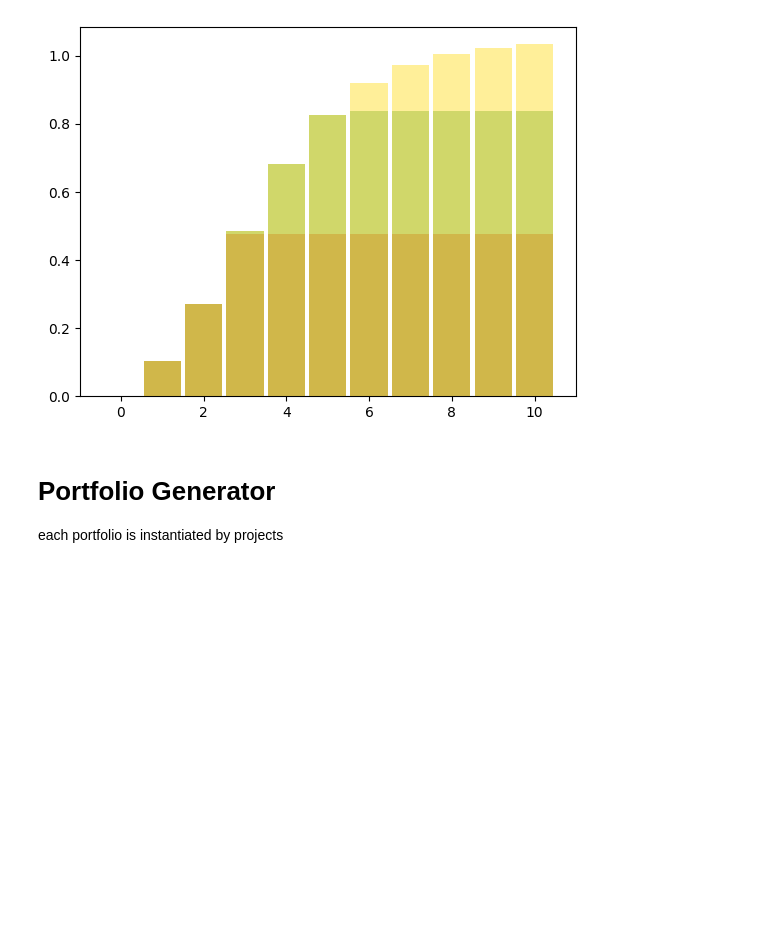
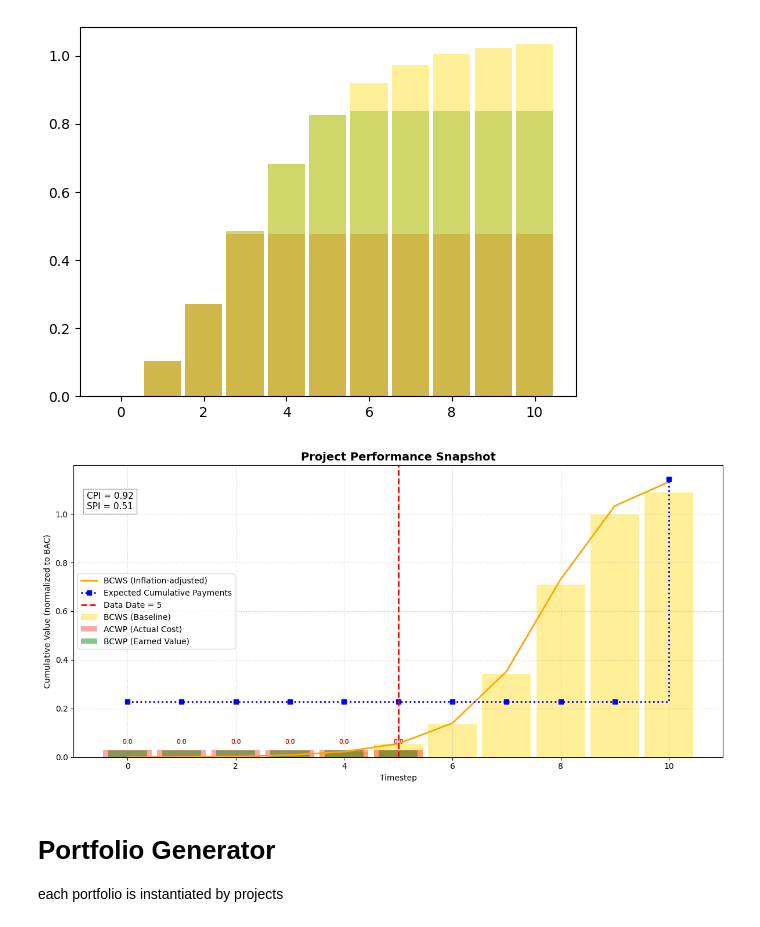
Before and after one commit to UDynamic/PPO-project-portfolio-budgeting-AI-agent, a Jupyter notebook: notebooks/portfolio_env.ipynb, the cells around one changed output. Drawn from its saved outputs; the diff is of its cells as text; code cells hidden in the pictures; blank space fills up the shorter version.

```diff
--- a/notebooks/portfolio_env.ipynb
+++ b/notebooks/portfolio_env.ipynb
@@ -617,6 +625,82 @@ else:
     plt.bar(t, p.BCWS, color="gold", alpha=0.4, label="BCWS (Baseline)", width=bar_width, zorder=3)
 # %% [output]
 [figure]
+# %%
+# import numpy as np
+# import matplotlib.pyplot as plt
+
+# # --- create project instance ---
+# p = ProjectClass()
+# progress = p.performance
+datadate = progress["datadate"]
+
+# t = np.arange(0, p.DURATION + 1)
+
+# --- main figure ---
+plt.figure(figsize=(12, 6))
+
+# --- baseline BCWS ---
+plt.bar(t, p.BCWS, color="gold", alpha=0.4, label="BCWS (Baseline)", width=0.9, zorder=1)
+
+# --- hide progress values after datadate ---
+acwp_vals = np.where(t <= datadate, progress["acwp"], 0)
+bcwp_vals = np.where(t <= datadate, progress["bcwp"], 0)
+
+# --- determine overrun condition ---
+overrun = progress["acwp"] > progress["bcwp"]
+bar_width = 0.9
+
+# --- stacked order depending on overrun ---
+if overrun:
+    # order: BCWS (bottom), ACWP (middle), BCWP (top)
+    plt.bar(t, acwp_vals, color="red", alpha=0.35, label="ACWP (Actual Cost)",
+            width=bar_width, zorder=2)
+    plt.bar(t, bcwp_vals, color="green", alpha=0.45, label="BCWP (Earned Value)",
+            width=bar_width * 0.8, zorder=3)
+else:
+    # order: ACWP (bottom), BCWP (middle), BCWS (top)
+    plt.bar(t, bcwp_vals, color="green", alpha=0.35, label="BCWP (Earned Value)",
+            width=bar_width, zorder=2)
+    plt.bar(t, acwp_vals, color="red", alpha=0.45, label="ACWP (Actual Cost)",
+            width=bar_width * 0.8, zorder=3)
+
+# --- inflation-adjusted BCWS line ---
+plt.plot(t, p.BCWS_INFLATION_ADJUSTED, color="orange", linewidth=2,
+         label="BCWS (Inflation-adjusted)", zorder=4)
+
+# --- expected payments ---
+plt.step(t, p.EXPECTED_PAYMENTS, where="post", linewidth=2, linestyle="dotted",
+         marker="s", color="blue", label="Expected Cumulative Payments", zorder=5)
+
+# --- vertical datadate line ---
+plt.axvline(x=datadate, color="red", linestyle="--", linewidth=2,
+            label=f"Data Date = {datadate}", zorder=6)
+
+# --- value labels for bars (only up to datadate) ---
+for i in range(datadate + 1):
+    if bcwp_vals[i] > 0:
+        plt.text(i, bcwp_vals[i] + 0.02 * max(p.BCWS), f"{bcwp_vals[i]:.1f}",
+                 ha="center", va="bottom", fontsize=8, color="green")
+    if acwp_vals[i] > 0:
+        plt.text(i, acwp_vals[i] + 0.02 * max(p.BCWS), f"{acwp_vals[i]:.1f}",
+                 ha="center", va="bottom", fontsize=8, color="red")
+
+# --- title, labels, legend ---
+plt.title("Project Performance Snapshot", fontsize=14, weight="bold")
+plt.xlabel("Timestep")
+plt.ylabel("Cumulative Value (normalized to BAC)")
+plt.legend(loc="best")
+plt.grid(True, linestyle=":", alpha=0.7)
+
+# --- CPI & SPI metrics box ---
+metrics_text = f"CPI = {progress['cpi']:.2f}\nSPI = {progress['spi']:.2f}"
+plt.text(0.02, 0.85, metrics_text, transform=plt.gca().transAxes,
+         fontsize=11, bbox=dict(facecolor='white', alpha=0.7, edgecolor='gray'))
+
+plt.tight_layout()
+plt.show()
+# %% [output]
+[figure, added]
 # %% [markdown]
 # Portfolio Generator
 each portfolio is instantiated by projects
```
Also changed, not shown: parts of 3 cells of this notebook.
